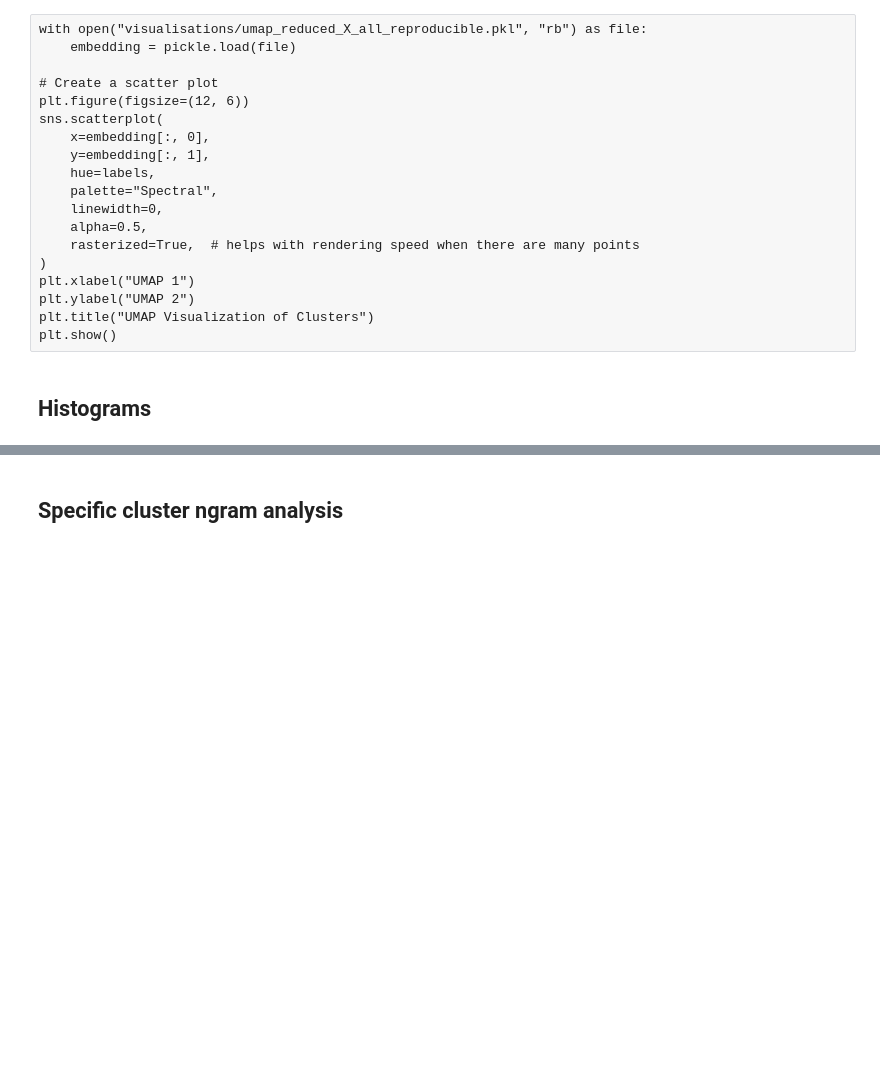
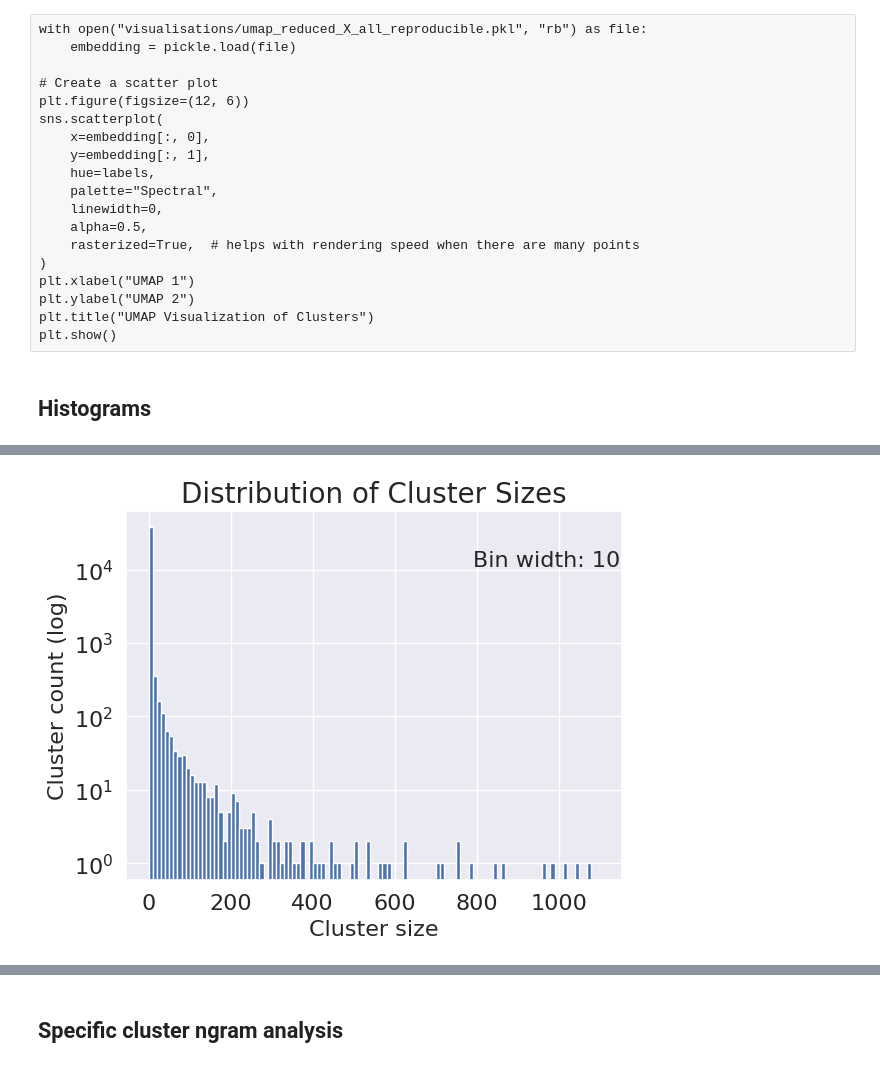
Before and after one commit to Kairixir/URL-domain-name-clustering, a Jupyter notebook: bachelor_thesis.ipynb, the cells around one changed output, grey strips where cells are left out. Saved outputs shown, nothing was run; the diff lists cells and outputs as text; code cells hidden in the pictures; blank space fills up the shorter version.

```diff
--- a/bachelor_thesis.ipynb
+++ b/bachelor_thesis.ipynb
@@ -936,27 +972,29 @@ plt.show()
 # %%
 bin_width = 10
 bins = np.arange(0, 1101, bin_width)
 
 plt.hist(cluster_sizes, bins=bins, log=True)
-plt.xlabel("Cluster Size")
-plt.ylabel("Frequency (log scale)")
+plt.xlabel("Cluster size")
+plt.ylabel("Cluster count (log)")
 plt.title("Distribution of Cluster Sizes")
 plt.annotate(f"Bin width: {bin_width}", xy=(0.70, 0.85), xycoords="axes fraction")
 if SAVE_FIGS:
 
     plt.savefig(
         "visualisations/svg/histogram-0-1100-sizes.svg",
         bbox_inches="tight",
         pad_inches=0,
         dpi=600,
     )
     plt.savefig(
         "visualisations/pdf/histogram-0-1100-sizes.pdf",
         bbox_inches="tight",
         pad_inches=0,
         dpi=600,
     )
 plt.show()
+# %% [output]
+[figure, added]
 # %%
 bin_width = 5
 bins = np.arange(0, 401, bin_width) - 0.5
```
Also changed, not shown: parts of 38 cells of this notebook.
